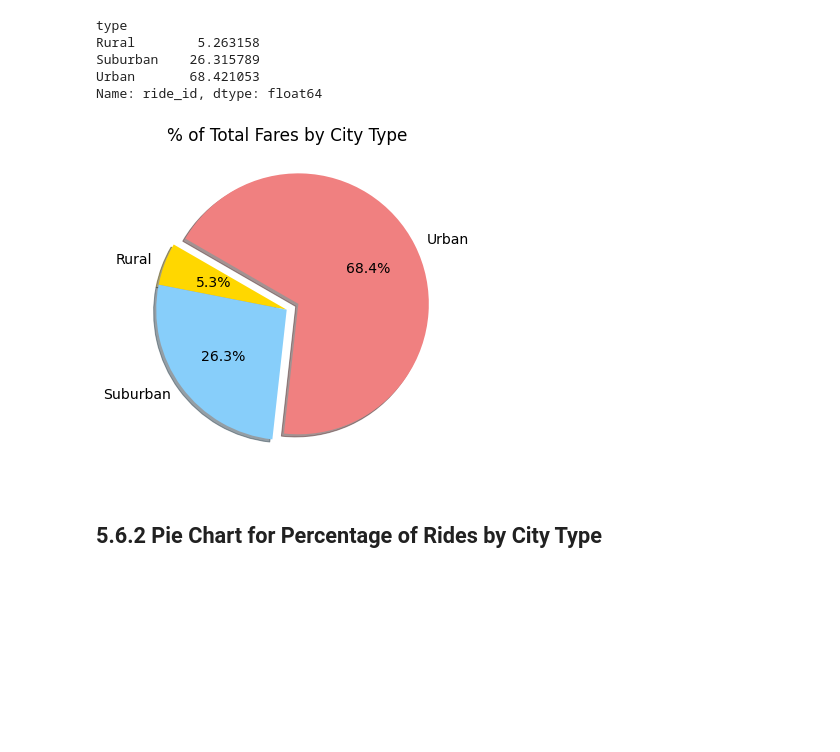
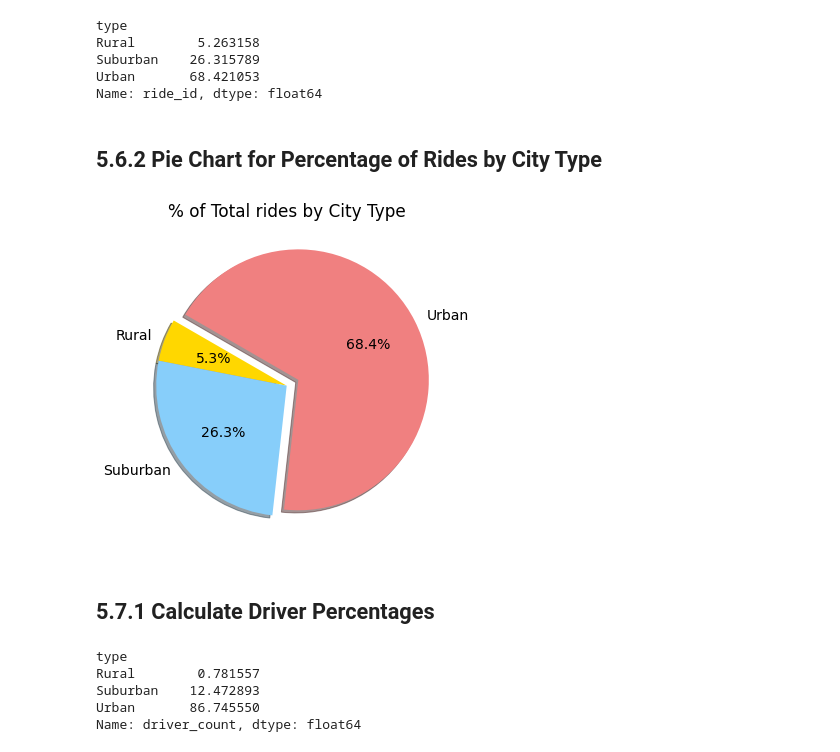
Before and after one commit to lindaperez/5_bk_PyBer-Analysis, a Jupyter notebook: PyBer_Analysis.ipynb/PyBer_ride_data.ipynb, the cells around one changed output. Drawn from its saved outputs; the diff is of its cells as text; code cells hidden in the pictures; blank space fills up the shorter version.

Commit message:
5.6 pie chart and percentage of driver count  by type of city

```diff
--- a/PyBer_Analysis.ipynb/PyBer_ride_data.ipynb
+++ b/PyBer_Analysis.ipynb/PyBer_ride_data.ipynb
@@ -842,25 +842,38 @@ Rural        5.263158
 Suburban    26.315789
 Urban       68.421053
 Name: ride_id, dtype: float64
-# %%
-# Import mpl to change the plot configurations using rcParams.
-import matplotlib as mpl
-# Build Pie Chart
-plt.subplots(figsize=(10, 6))
-plt.pie(type_percents,
-    labels=["Rural", "Suburban", "Urban"],
-    colors=["gold", "lightskyblue", "lightcoral"],
-    explode=[0, 0, 0.1],
-    autopct='%1.1f%%',
-    shadow=True, startangle=150)
-plt.title("% of Total Fares by City Type")
-# Change the default font size from 10 to 14.
-mpl.rcParams['font.size'] = 14
-# Save Figure
-plt.savefig("analysis/Fig5.png")
-# Show Figure
-plt.show()
-# %% [output]
-[figure, removed]
 # %% [markdown]
 ## 5.6.2 Pie Chart for Percentage of Rides by City Type
+# %%
+# Import mpl to change the plot configurations using rcParams.
+import matplotlib as mpl
+# Build Pie Chart
+plt.subplots(figsize=(10, 6))
+plt.pie(type_percents,
+    labels=["Rural", "Suburban", "Urban"],
+    colors=["gold", "lightskyblue", "lightcoral"],
+    explode=[0, 0, 0.1],
+    autopct='%1.1f%%',
+    shadow=True, startangle=150)
+plt.title("% of Total rides by City Type")
+# Change the default font size from 10 to 14.
+mpl.rcParams['font.size'] = 14
+# Save Figure
+plt.savefig("analysis/Fig5.png")
+# Show Figure
+plt.show()
+# %% [output]
+[figure, added]
+# %% [markdown]
+## 5.7.1 Calculate Driver Percentages
+# %%
+driver_type_count = pyber_data_df.groupby('type').sum()['driver_count']
+total_driver_type = pyber_data_df['driver_count'].sum()
+type_percents = driver_type_count / total_driver_type * 100
+type_percents
+# %% [output]
+type
+Rural        0.781557
+Suburban    12.472893
+Urban       86.745550
+Name: driver_count, dtype: float64
```
Also changed, not shown: parts of 1 cell of this notebook, 2 other files.
